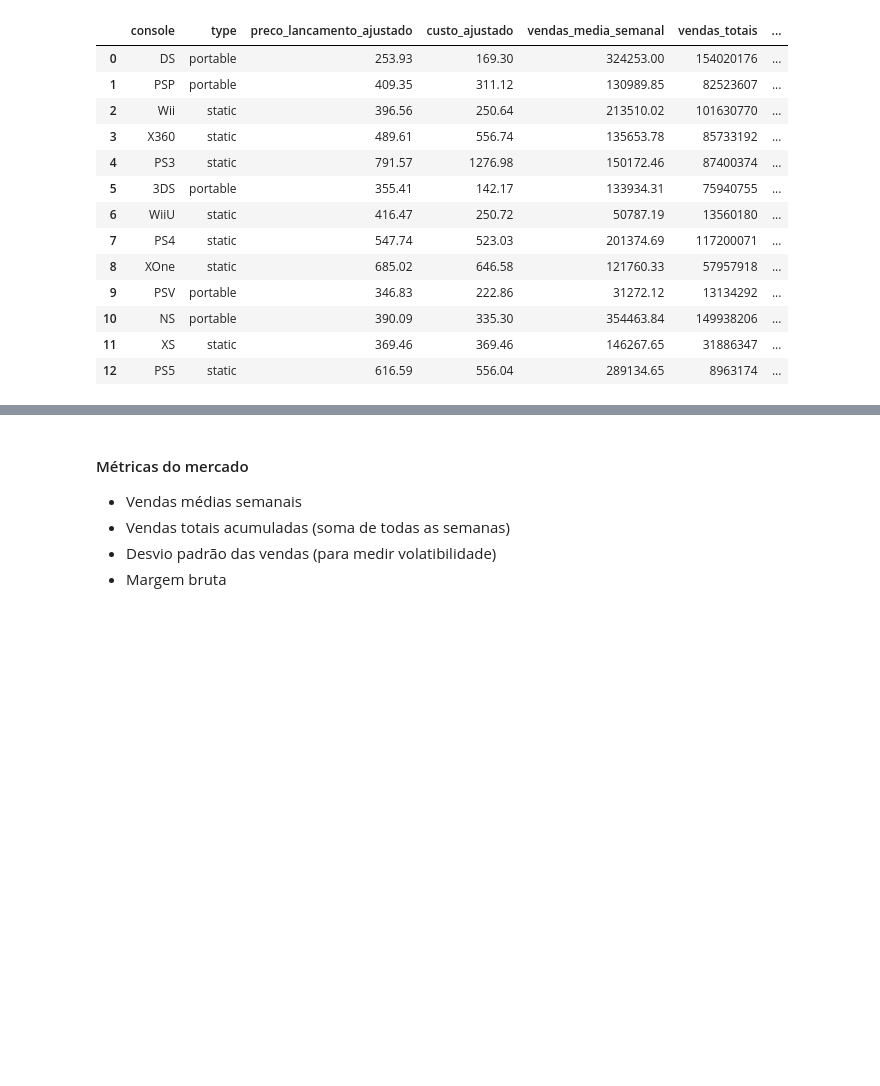
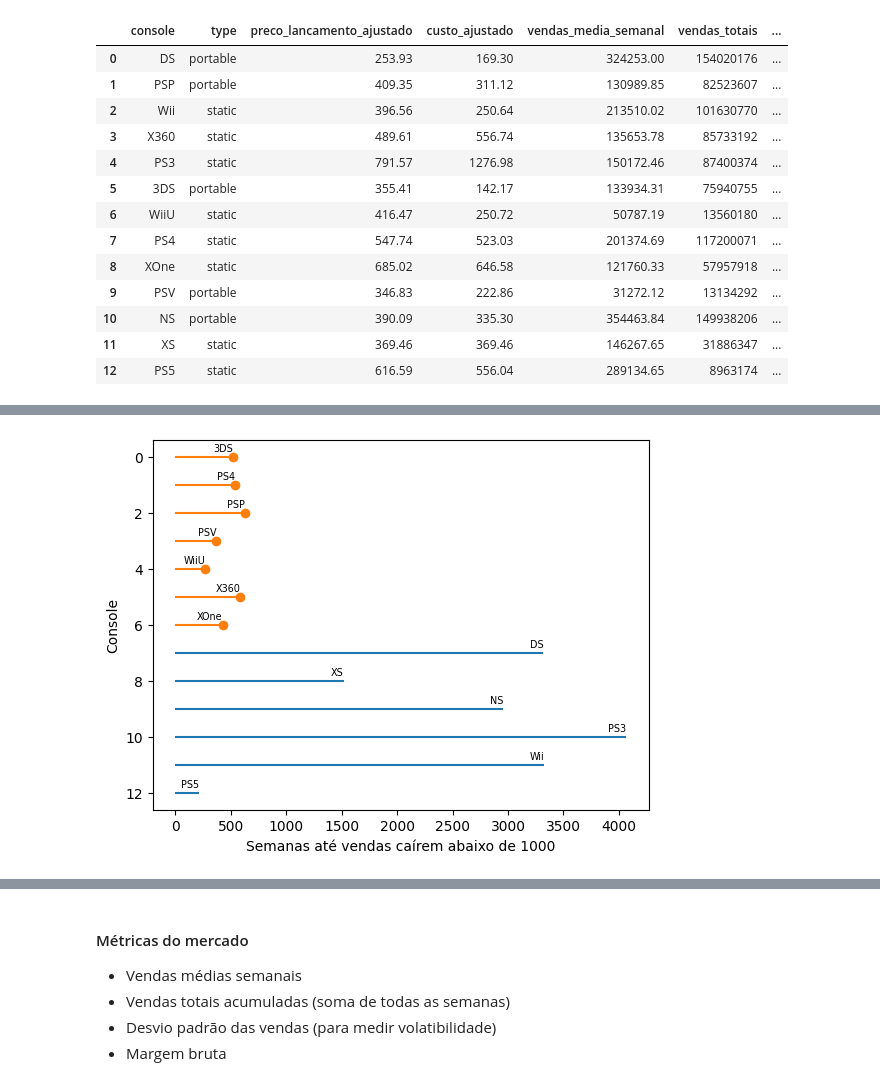
Before and after one commit to FramesPerStatistic/Console_Analyses, a Jupyter notebook: notebooks/estatisticas_basicas.ipynb, the cells around one changed output, grey strips where cells are left out. Drawn from its saved outputs; the diff is of its cells as text; code cells hidden in the pictures; blank space fills up the shorter version.

```diff
--- a/notebooks/estatisticas_basicas.ipynb
+++ b/notebooks/estatisticas_basicas.ipynb
@@ -75,0 +123,48 @@ Métricas por Console:
+# %%
+min_sales = 1000
+
+# Modela quando as vendas caem abaixo do mínimo
+sales_df['sales dropped'] = (sales_df['sales'] < min_sales).astype(int)
+sales_df['time until drop'] = sales_df.groupby('console')['week'].rank(method='first')
+
+# Pra cada console, encontra a semana na qual as vendas caíram abaixo do mínimo
+failed = (sales_df[(sales_df['sales dropped'] == 1) & (sales_df['sales'] > 0)]
+                 .groupby('console')
+                 .first()
+                 .reset_index()[['console', 'time until drop']])
+
+# Junta os consoles cujas vendas nunca caíram abaixo do mínimo
+never_failed = list(set(sales_df['console']) - set(failed['console']))
+never_failed_df = pd.DataFrame({
+    'console': never_failed,
+    'time until drop': ((sales_df.groupby('console')['week'].max() - sales_df.groupby('console')['week'].min()).dt.days)[never_failed].values
+})
+
+# Combina ambos datasets
+survival_data = pd.concat([failed, never_failed_df]).reset_index()
+survival_data['event occurred'] = survival_data['console'].isin(sales_df[sales_df['sales dropped'] == 1]['console']).astype(int)
+
+# Função de gráfico de tempo de vida
+def plot_lifelines(obs):
+    for y, row in obs.iterrows():
+        end = row['time until drop']
+
+        if row['console'] in never_failed:
+            # Ainda não caiu abaixo de 1000
+            plt.hlines(y, 0, end, color='C0')
+            plt.text(end, y - 0.3, row['console'], ha='right', va='center', size='x-small')
+        else:
+            # Caiu abaixo de 1000
+            plt.hlines(y, 0, end, color='C1')
+            plt.text(end, y - 0.3, row['console'], ha='right', va='center', size='x-small')
+            plt.plot(end, y, marker='o', color='C1')
+
+    plt.xlabel('Semanas até vendas caírem abaixo de 1000')
+    plt.ylabel('Console')
+    plt.gca().invert_yaxis()
+
+# Gráfico de tempo de vida
+plot_lifelines(survival_data)
+plt.show()
+# %% [output]
+[figure, added]
```
Also changed, not shown: parts of 8 cells of this notebook.
